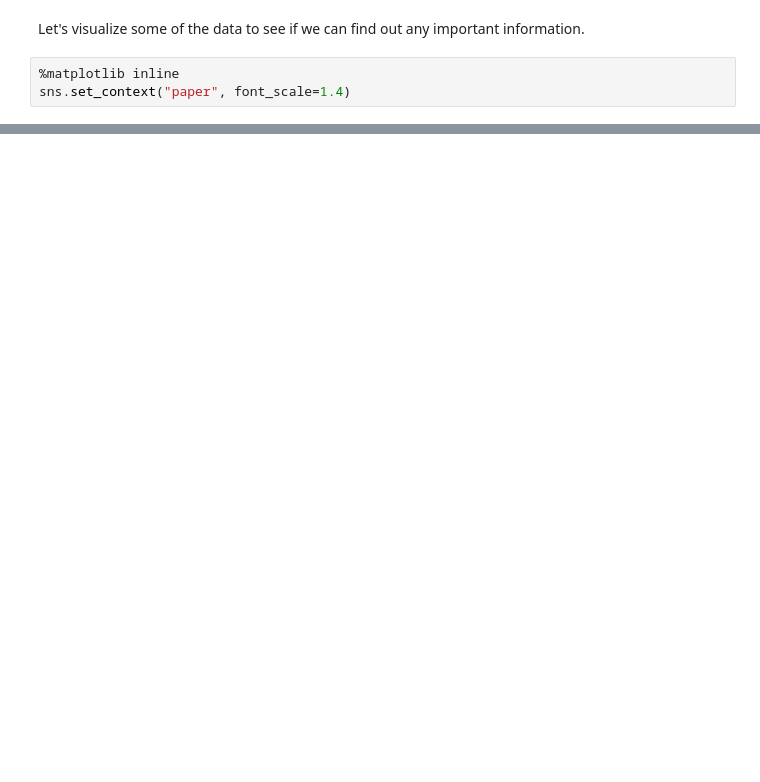
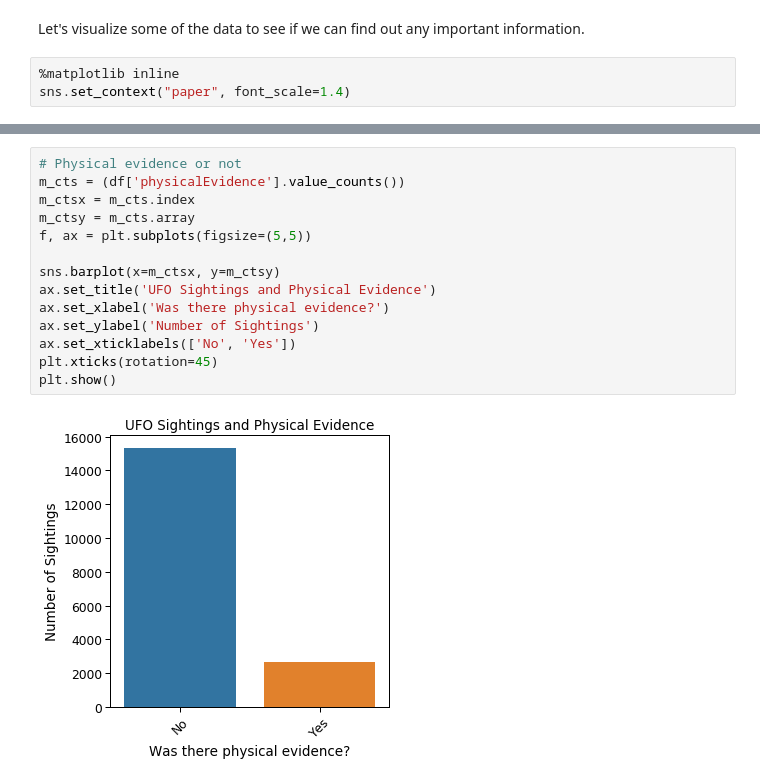
Before and after one commit to FabG/ml-aws-specialty-lab, a Jupyter notebook: 6-algorithms/ufo-algorithms-lab.ipynb, the cells around one changed output, grey strips where cells are left out. Cells and saved outputs as stored; diff of their text form; blank space fills up the shorter version.

Commit message:
data distribution of physical evidence and shapes

```diff
--- a/6-algorithms/ufo-algorithms-lab.ipynb
+++ b/6-algorithms/ufo-algorithms-lab.ipynb
@@ -147,3 +148,19 @@ plt.xticks(rotation=45)
 plt.show()
 # %% [output]
 [figure]
+# %%
+# Physical evidence or not
+m_cts = (df['physicalEvidence'].value_counts())
+m_ctsx = m_cts.index
+m_ctsy = m_cts.array
+f, ax = plt.subplots(figsize=(5,5))
+
+sns.barplot(x=m_ctsx, y=m_ctsy)
+ax.set_title('UFO Sightings and Physical Evidence')
+ax.set_xlabel('Was there physical evidence?')
+ax.set_ylabel('Number of Sightings')
+ax.set_xticklabels(['No', 'Yes'])
+plt.xticks(rotation=45)
+plt.show()
+# %% [output]
+[figure, added]
```
Also changed, not shown: parts of 4 cells of this notebook.
